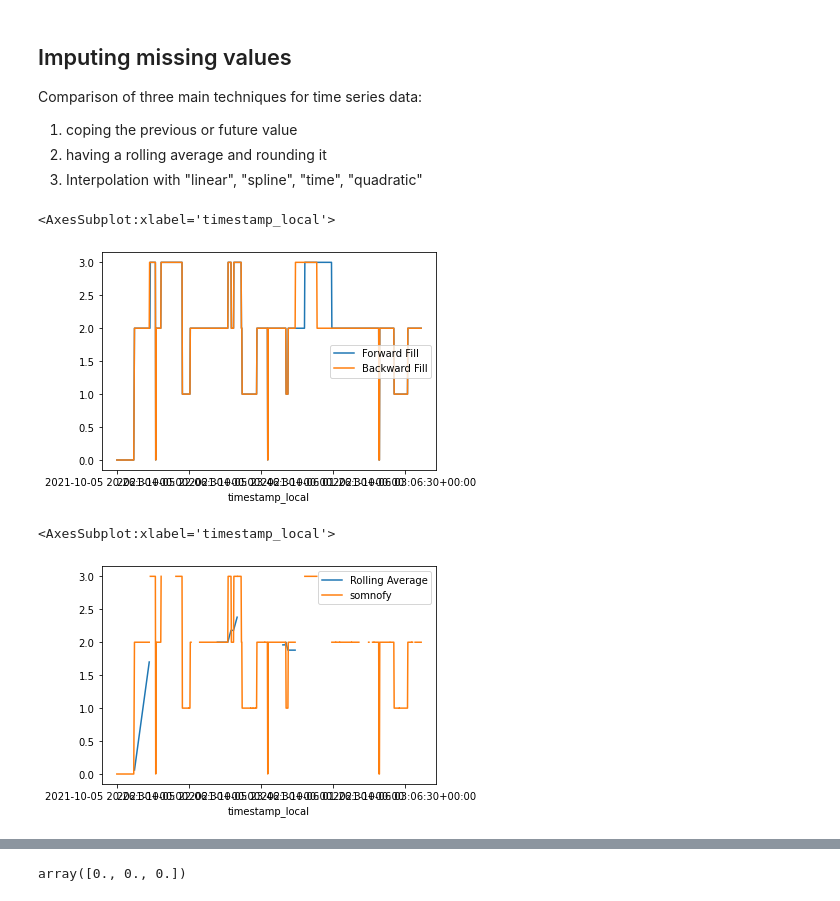
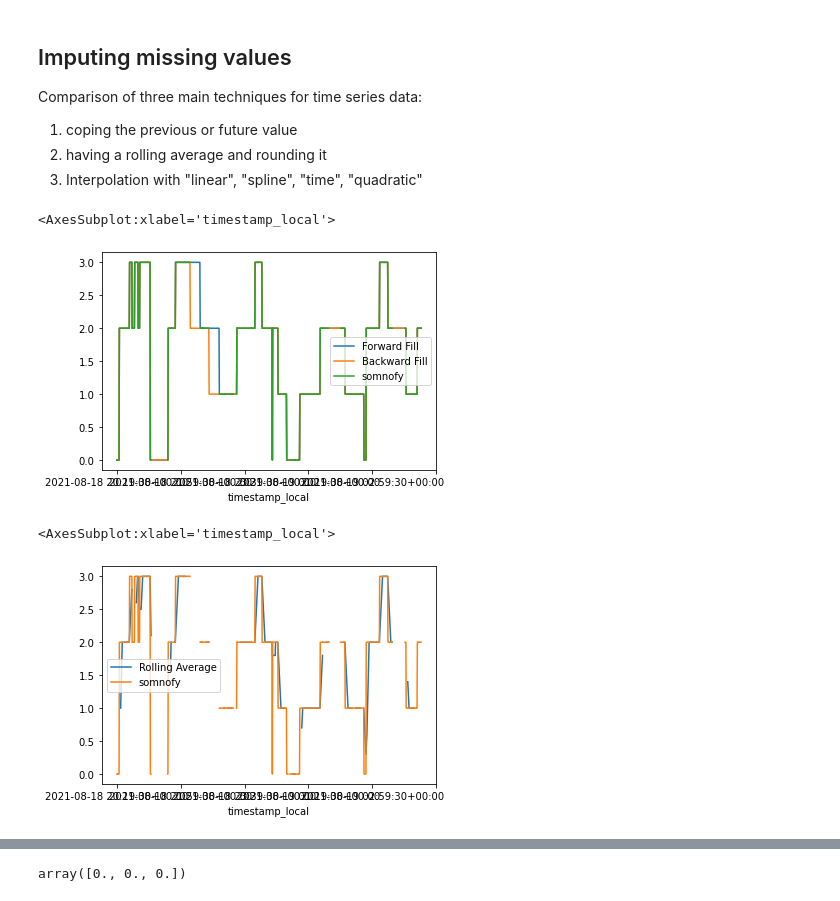
Before and after one commit to elifKurtay/ML_Sleep_Stages_Project, a Jupyter notebook: scripts/Preprocessing.ipynb, the cells around one changed output, grey strips where cells are left out. Cells and saved outputs as stored; diff of their text form; code cells hidden in the pictures.

```diff
--- a/scripts/Preprocessing.ipynb
+++ b/scripts/Preprocessing.ipynb
@@ -22,7 +22,7 @@ from plot import *
 from helpers import *
 # %%
 #  skip indices = [27, 34]
-subjectID = PARTICIPANT_IDS[10]
+subjectID = PARTICIPANT_IDS[0]
 len(PARTICIPANT_IDS)
 # %% [output]
 39
@@ -72,16 +72,16 @@ df["truth"] = sleep_stages["sleep_stage_num_psg"]
 df["Forward Fill"] = df["somnofy"].ffill()
 df["Backward Fill"] = df["somnofy"].bfill()
 # %%
-df[["Forward Fill", "Backward Fill"]].plot()
+df[["Forward Fill", "Backward Fill", "somnofy"]].plot()
 # %% [output]
 <AxesSubplot:xlabel='timestamp_local'>
-[figure, old version]
+[figure, new version]
 # %%
-df["Rolling Average"] = df["somnofy"].rolling(window=50).mean()
+df["Rolling Average"] = df["somnofy"].rolling(window=10).mean()
 df[["Rolling Average", "somnofy"]].plot()
 # %% [output]
 <AxesSubplot:xlabel='timestamp_local'>
-[figure, old version]
+[figure, new version]
 # %%
 df["Interpolate Spline"]= df["somnofy"].interpolate(option='spline').round()
 df["Interpolate Linear"]= df["somnofy"].interpolate(option='linear').round()
```
Also changed, not shown: parts of 7 cells of this notebook, 3 other files.
